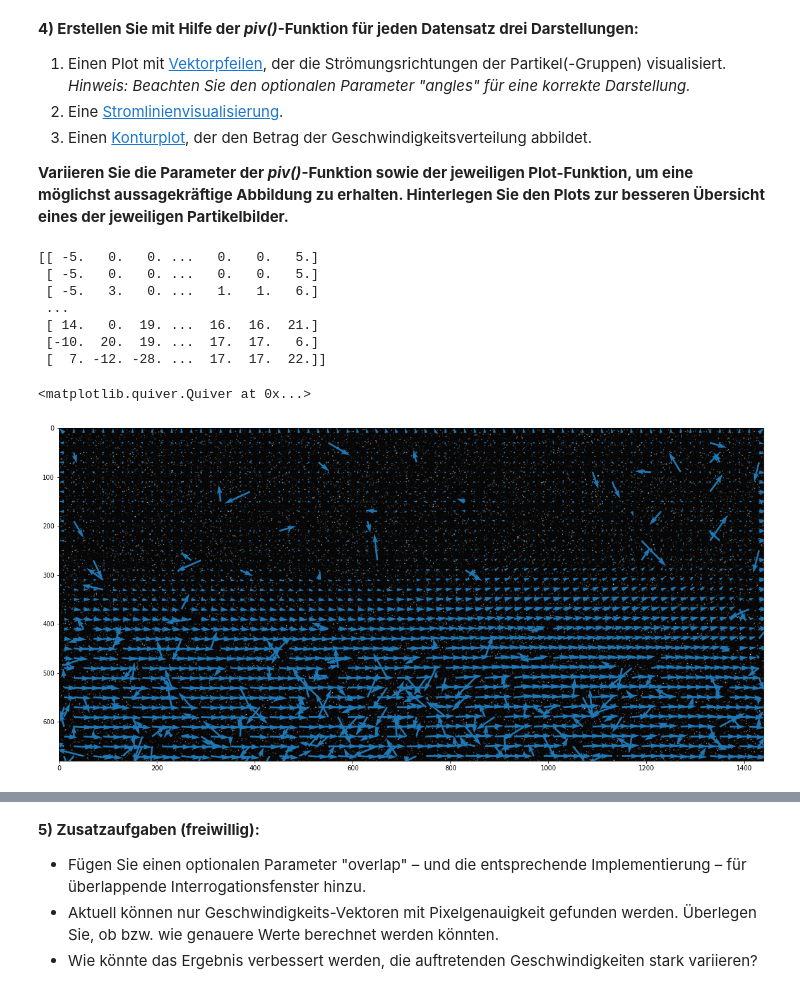
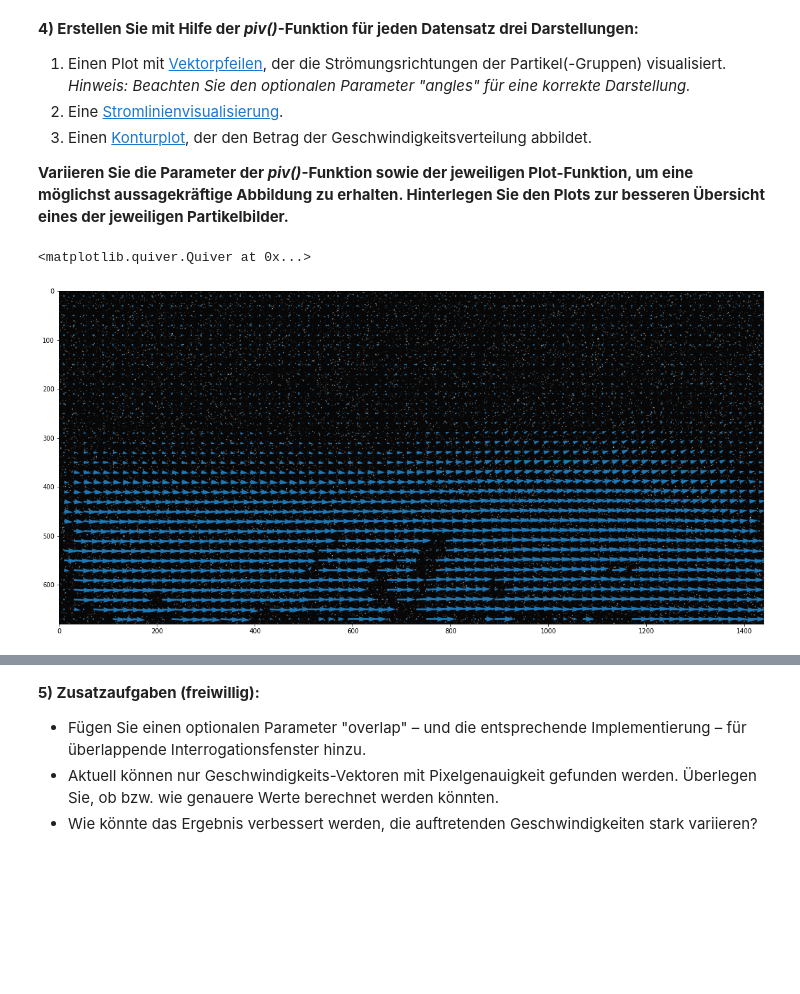
Before and after one commit to toewe/Python-Ing, a Jupyter notebook: Woche 6/HA3_Fabio_Voll_mod.ipynb, the cells around one changed output, grey strips where cells are left out. Saved outputs shown, nothing was run; the diff lists cells and outputs as text; code cells hidden in the pictures; blank space fills up the shorter version.

```diff
--- a/Woche 6/HA3_Fabio_Voll_mod.ipynb
+++ b/Woche 6/HA3_Fabio_Voll_mod.ipynb
@@ -300,22 +300,14 @@ done
 # %%
 # Für schönere Plots sollte das Ergebnis geglättet werden, damit die Auswirkungen von Ausreißer gemindert werden
 
-print(U)
-#U_med = signal.medfilt2d(U, (3,3))
-#V_med = signal.medfilt2d(V, (3,3))
+U_med = signal.medfilt2d(U, (3,3))
+V_med = signal.medfilt2d(V, (3,3))
 
 plt.figure(figsize=(20,20))
 plt.imshow(plt.imread(path1)[:X.shape[0]*size_interr,:Y.shape[1]*size_interr], cmap='gray', vmin=0, vmax=255)
 
 # Verktordarstellung (ist v verkehrtherrum?)
-plt.quiver((X*size_interr+size_interr//2), (Y*size_interr+size_interr//2), U, V, angles='xy', width=0.0025, scale_units='xy', scale=0.5, color='tab:blue')
+plt.quiver((X*size_interr+size_interr//2), (Y*size_interr+size_interr//2), U_med, V_med, angles='xy', width=0.0025, scale_units='xy', scale=0.5, color='tab:blue')
 # %% [output]
-[[ -5.   0.   0. ...   0.   0.   5.]
- [ -5.   0.   0. ...   0.   0.   5.]
- [ -5.   3.   0. ...   1.   1.   6.]
- ...
- [ 14.   0.  19. ...  16.  16.  21.]
- [-10.  20.  19. ...  17.  17.   6.]
- [  7. -12. -28. ...  17.  17.  22.]]
+<matplotlib.quiver.Quiver at 0x...>
-<matplotlib.quiver.Quiver at 0x...>
-[figure, old version]
+[figure, new version]
```
Also changed, not shown: parts of 3 cells of this notebook, 15 other files.
